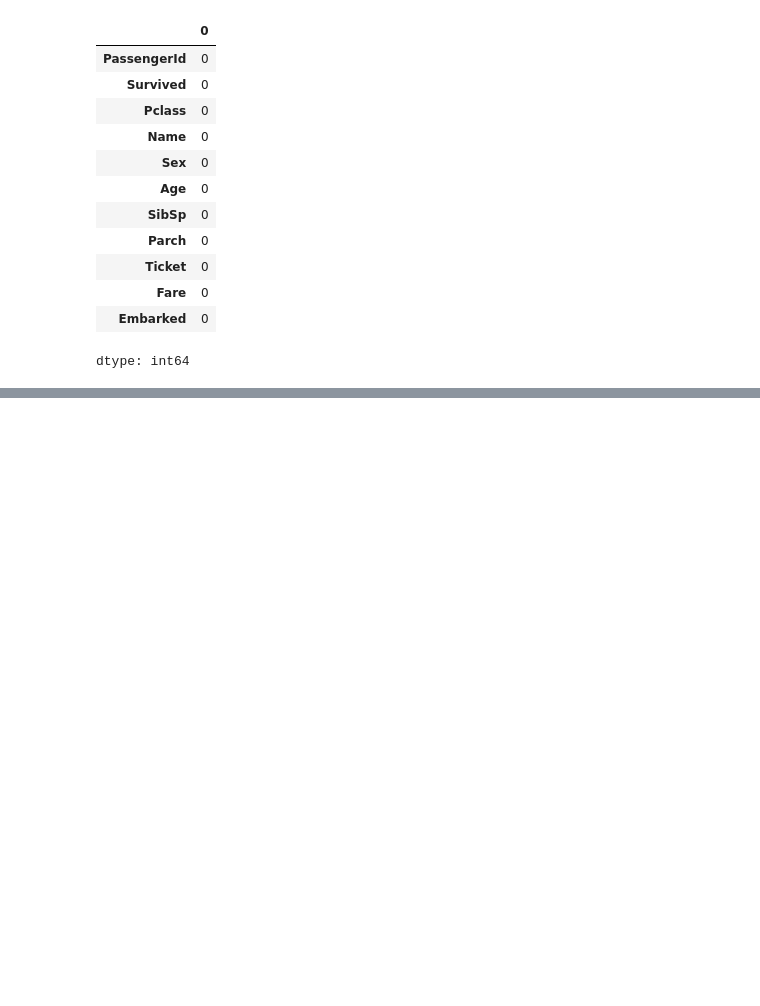
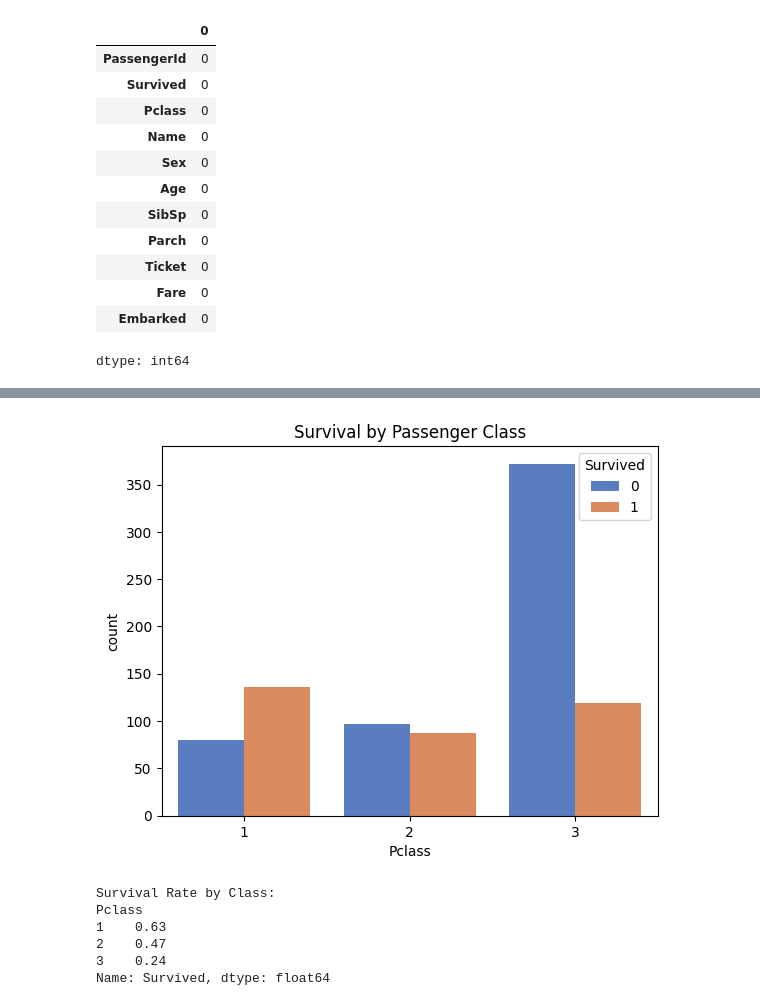
Before and after one commit to priya-78/CODING-SAMURAI-INTERNSHIP-TASK, a Jupyter notebook: Project-3-Titanic-EDA/Titanic_EDA.ipynb, the cells around one changed output, grey strips where cells are left out. Cells and saved outputs as stored; diff of their text form; code cells hidden in the pictures; blank space fills up the shorter version.

```diff
--- a/Project-3-Titanic-EDA/Titanic_EDA.ipynb
+++ b/Project-3-Titanic-EDA/Titanic_EDA.ipynb
@@ -128,0 +101,16 @@ plt.show()
+# %%
+#survival rate by class(first class, second class or third class)
+sns.countplot(x='Pclass', hue='Survived', data=df, palette="muted")
+plt.title("Survival by Passenger Class")
+plt.show()
+
+print("Survival Rate by Class:")
+print(df.groupby('Pclass')['Survived'].mean().round(2))
+# %% [output]
+[figure, added]
+Survival Rate by Class:
+Pclass
+1    0.63
+2    0.47
+3    0.24
+Name: Survived, dtype: float64
```
Also changed, not shown: parts of 13 cells of this notebook.
